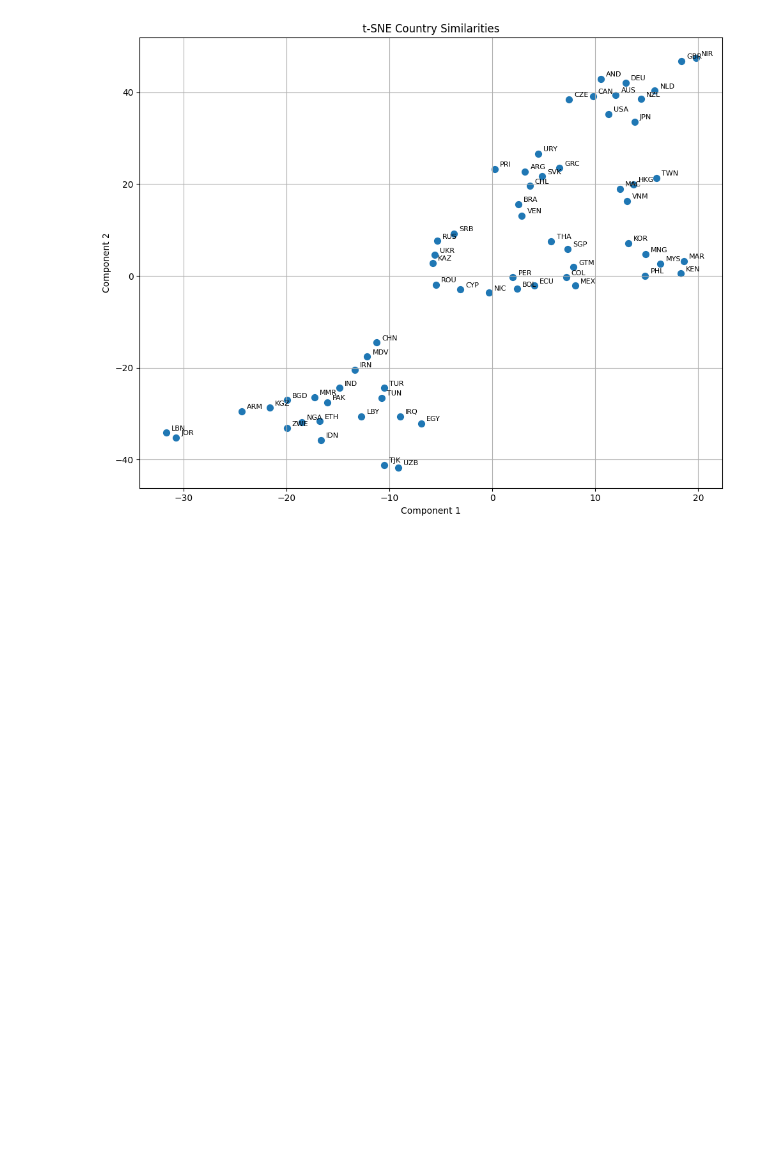
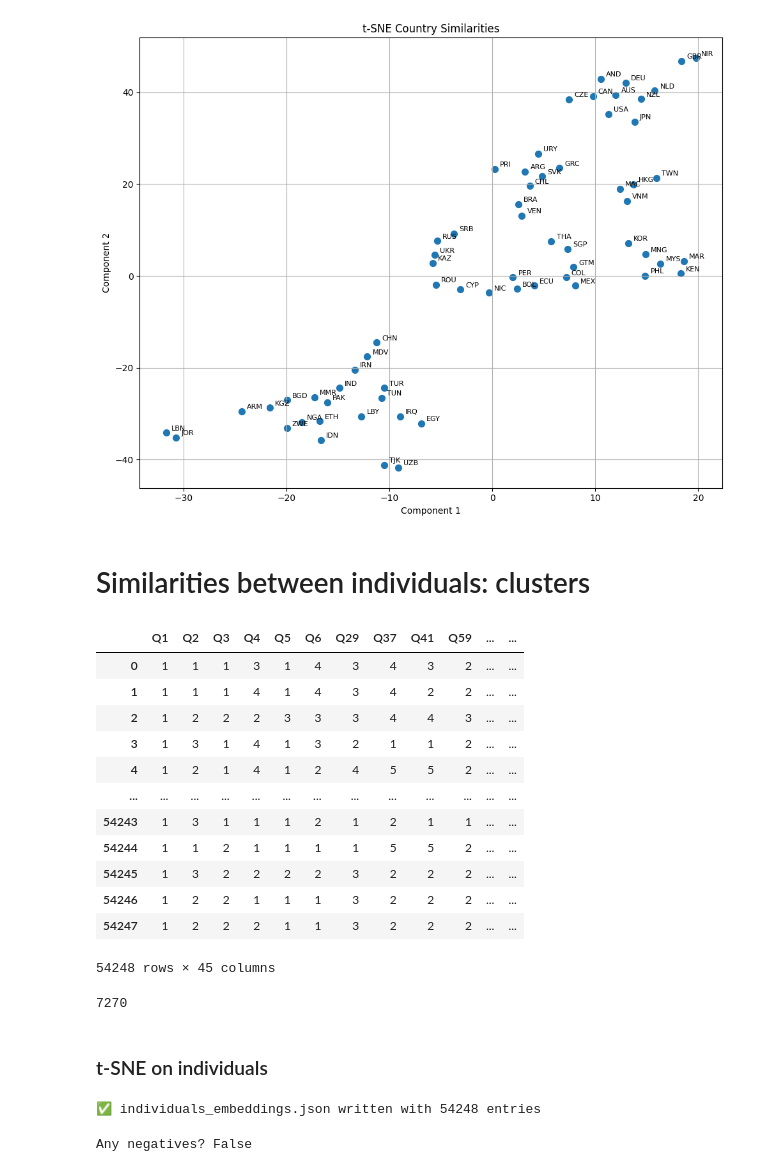
Before and after one commit to com-480-data-visualization/data-vizards, a Jupyter notebook: src/explore/clusters.ipynb, the cells around one changed output. Cells and saved outputs as stored; diff of their text form; code cells hidden in the pictures; blank space fills up the shorter version.

```diff
--- a/src/explore/clusters.ipynb
+++ b/src/explore/clusters.ipynb
@@ -107,3 +105,52 @@ plt.tight_layout()
 plt.show()
 # %% [output]
 [figure]
+# %% [markdown]
+# Similarities between individuals: clusters
+# %%
+# keep only columns with relevant information
+extra_cols = ['B_COUNTRY_ALPHA', 'Q262', 'Q260', 'Q289', 'Q275', 'Q287']
+cols_to_keep = keep_qs + extra_cols
+df_sub = df[cols_to_keep].copy()
+mapped = pd.read_csv('../../data/Q290_with_category.csv')  # same row order
+df_sub['mapped_category'] = mapped['mapped_category']
+
+# only keep individuals who answered all questions with non-negative values
+df_sub_int = df_sub.drop(columns=['B_COUNTRY_ALPHA'])  # exclude non-numeric column
+mask = (df_sub_int >= 0).all(axis=1)
+df_sub = df_sub[mask].reset_index(drop=True)
+# %%
+df_sub
+# %% [output]
+|  | Q1 | Q2 | Q3 | Q4 | Q5 | Q6 | Q29 | Q37 | Q41 | Q59 | ... | ... |
+| 0 | 1 | 1 | 1 | 3 | 1 | 4 | 3 | 4 | 3 | 2 | ... | ... |
+| 1 | 1 | 1 | 1 | 4 | 1 | 4 | 3 | 4 | 2 | 2 | ... | ... |
+| 2 | 1 | 2 | 2 | 2 | 3 | 3 | 3 | 4 | 4 | 3 | ... | ... |
+| 3 | 1 | 3 | 1 | 4 | 1 | 3 | 2 | 1 | 1 | 2 | ... | ... |
+| 4 | 1 | 2 | 1 | 4 | 1 | 2 | 4 | 5 | 5 | 2 | ... | ... |
+| ... | ... | ... | ... | ... | ... | ... | ... | ... | ... | ... | ... | ... |
+| 54243 | 1 | 3 | 1 | 1 | 1 | 2 | 1 | 2 | 1 | 1 | ... | ... |
+| 54244 | 1 | 1 | 2 | 1 | 1 | 1 | 1 | 5 | 5 | 2 | ... | ... |
+| 54245 | 1 | 3 | 2 | 2 | 2 | 2 | 3 | 2 | 2 | 2 | ... | ... |
+| 54246 | 1 | 2 | 2 | 1 | 1 | 1 | 3 | 2 | 2 | 2 | ... | ... |
+| 54247 | 1 | 2 | 2 | 2 | 1 | 1 | 3 | 2 | 2 | 2 | ... | ... |
+54248 rows × 45 columns
+# %%
+print((df_sub['mapped_category'] == 8.0).sum())
+# %% [output]
+7270
+# %% [markdown]
+### t-SNE on individuals
+# %%
+X = df_sub[keep_qs].values
+tsne = TSNE(n_components=2, random_state=42)
+# commenting line below to not run it multiple times (take about 10 minutes)
+#coords = tsne.fit_transform(X)
+
+out = [{'id': i+2, 'x': float(x), 'y': float(y)} for i,(x,y) in enumerate(coords)]
+with open(project_root / 'data' / 'individuals_embeddings.json', 'w') as f:
+    json.dump(out, f, indent=2)
+
+print("✅ individuals_embeddings.json written with", len(out), "entries")
+# %% [output]
+✅ individuals_embeddings.json written with 54248 entries
@@ -109,0 +160,9 @@ plt.show()
+# %%
+# select only numeric columns
+numeric_df = df_sub.select_dtypes(include='number')
+
+# check for negatives
+has_negatives = (numeric_df < 0).any().any()
+print("Any negatives?", has_negatives)
+# %% [output]
+Any negatives? False
```
Also changed, not shown: parts of 6 cells of this notebook.
